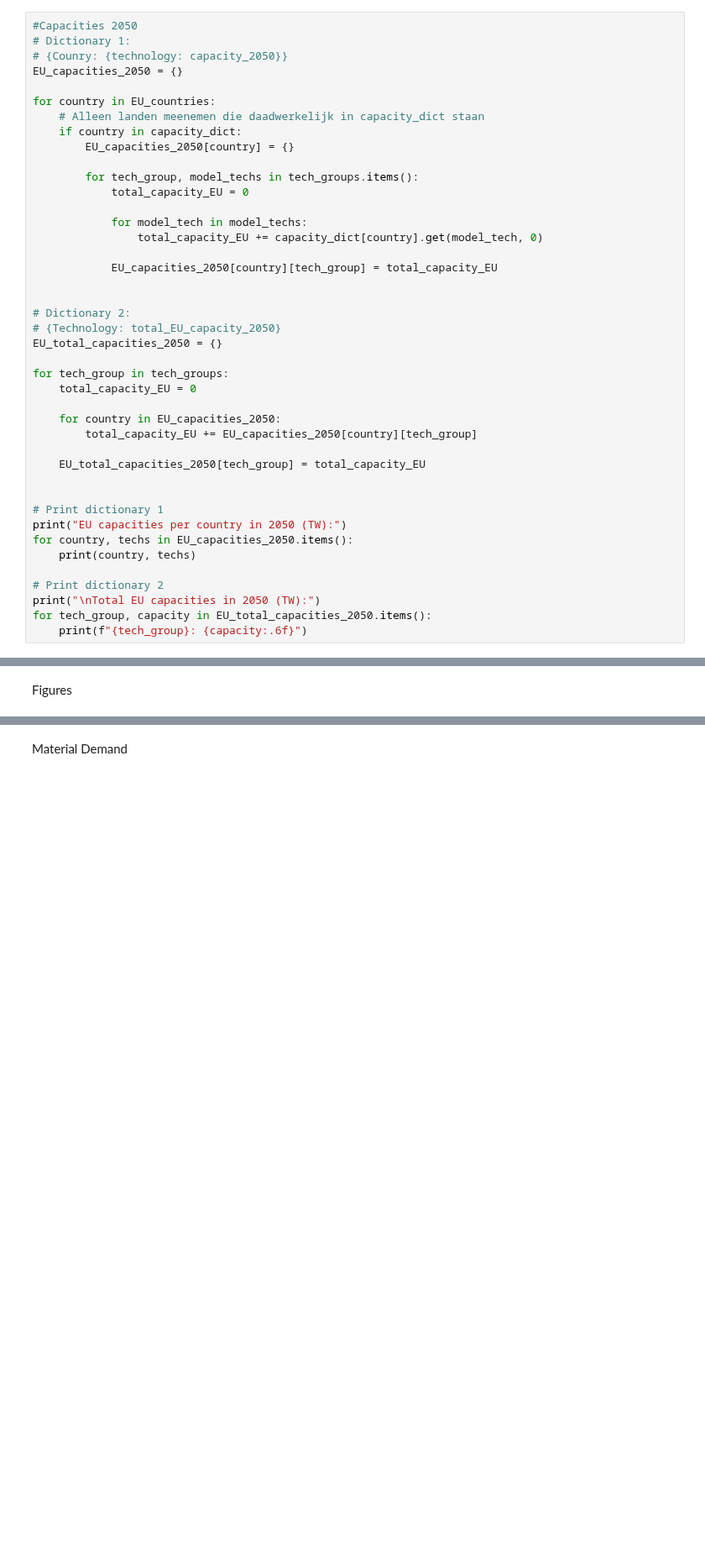
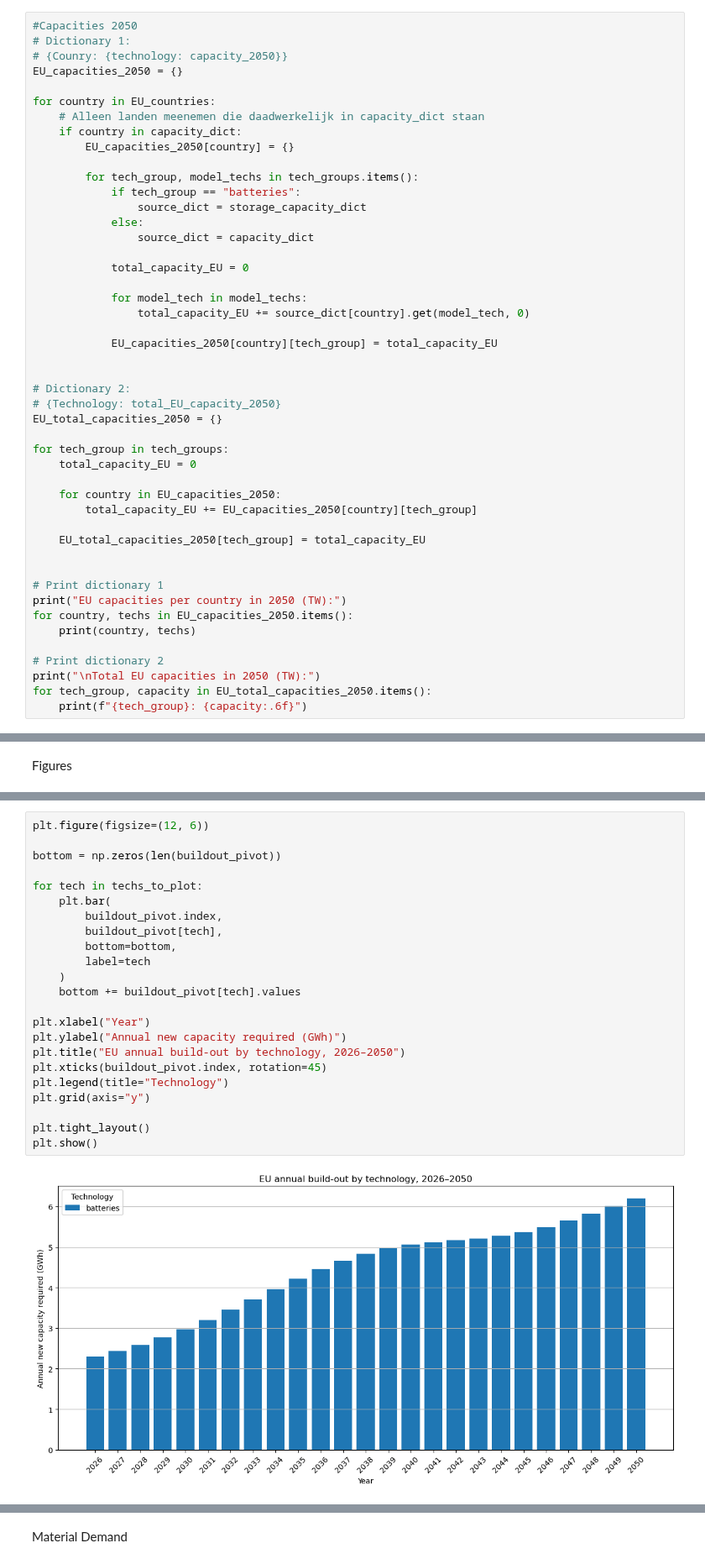
Before and after one commit to mennevdspek/Thesis-model, a Jupyter notebook: cost_optimal_model.ipynb, the cells around one changed output, grey strips where cells are left out. Shown at 84% size. Saved outputs shown, nothing was run; the diff lists cells and outputs as text; blank space fills up the shorter version.

```diff
--- a/cost_optimal_model.ipynb
+++ b/cost_optimal_model.ipynb
@@ -217,10 +269,15 @@ for country in EU_countries:
         EU_capacities_2050[country] = {}
 
         for tech_group, model_techs in tech_groups.items():
+            if tech_group == "batteries":
+                source_dict = storage_capacity_dict
+            else:
+                source_dict = capacity_dict
+
             total_capacity_EU = 0
 
             for model_tech in model_techs:
-                total_capacity_EU += capacity_dict[country].get(model_tech, 0)
+                total_capacity_EU += source_dict[country].get(model_tech, 0)
 
             EU_capacities_2050[country][tech_group] = total_capacity_EU
 
@@ -658,3 +793,28 @@ plt.show()
+# %%
+plt.figure(figsize=(12, 6))
+
+bottom = np.zeros(len(buildout_pivot))
+
+for tech in techs_to_plot:
+    plt.bar(
+        buildout_pivot.index,
+        buildout_pivot[tech],
+        bottom=bottom,
+        label=tech
+    )
+    bottom += buildout_pivot[tech].values
+
+plt.xlabel("Year")
+plt.ylabel("Annual new capacity required (GWh)")
+plt.title("EU annual build-out by technology, 2026–2050")
+plt.xticks(buildout_pivot.index, rotation=45)
+plt.legend(title="Technology")
+plt.grid(axis="y")
+
+plt.tight_layout()
+plt.show()
+# %% [output]
+[figure, added]
 # %%
 import pandas as pd
 import matplotlib.pyplot as plt
```
Also changed, not shown: parts of 16 cells of this notebook.
